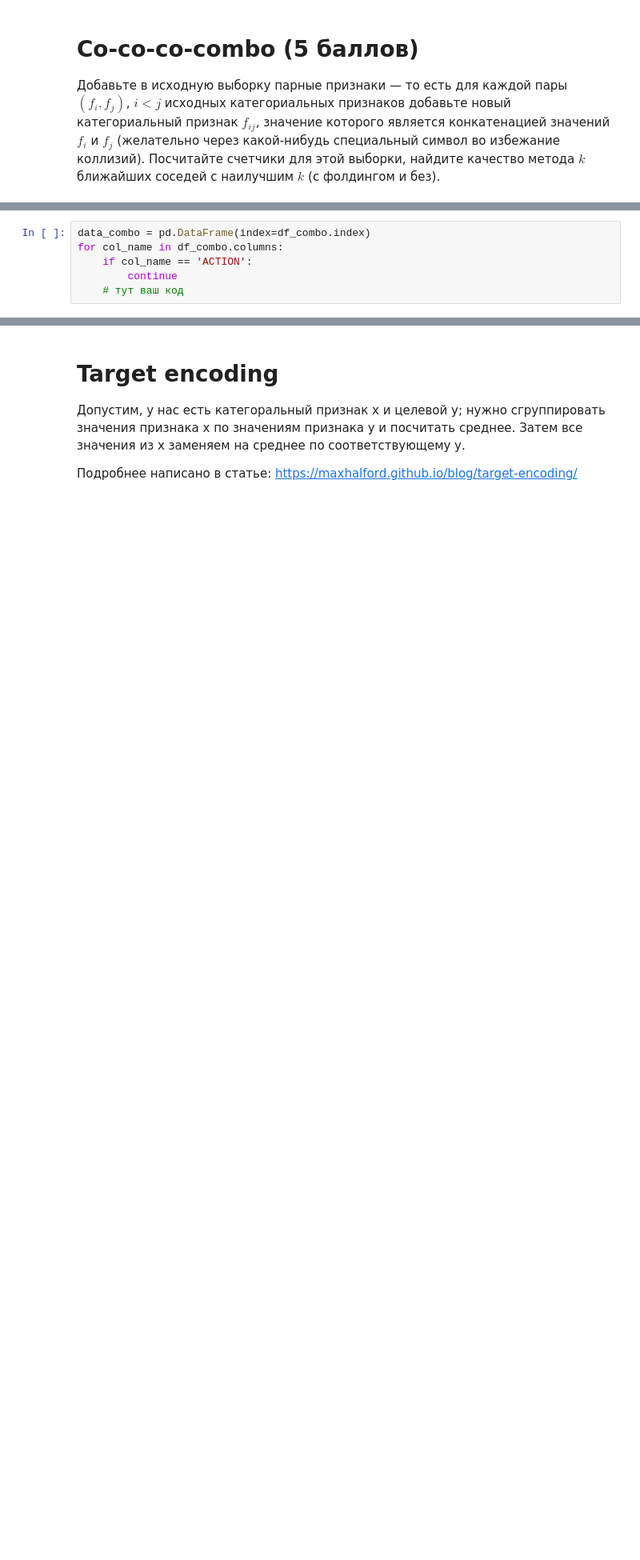
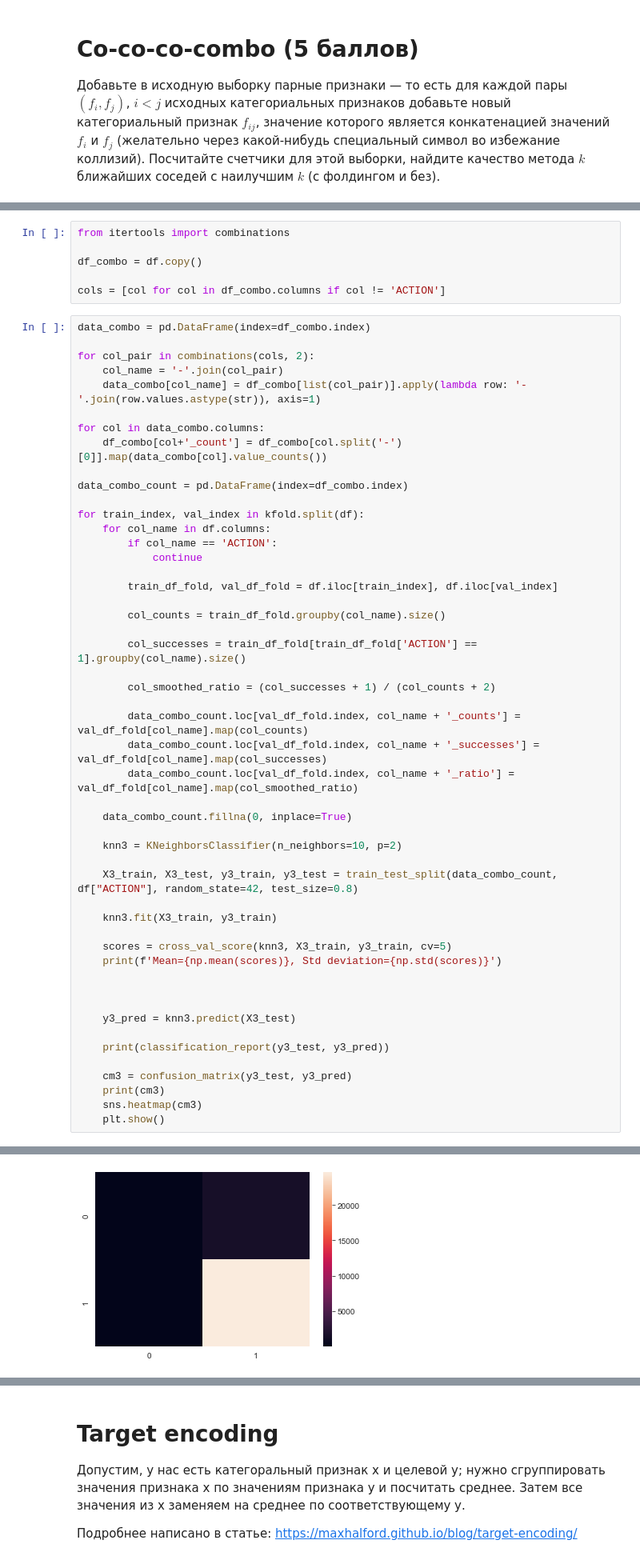
Before and after one commit to nikitavik/ml_adv_hw, a Jupyter notebook: 04_knn/03-hw-knn.ipynb, the cells around one changed output, grey strips where cells are left out. Shown at 80% size. Saved outputs shown, nothing was run; the diff lists cells and outputs as text; blank space fills up the shorter version.

```diff
--- a/04_knn/03-hw-knn.ipynb
+++ b/04_knn/03-hw-knn.ipynb
@@ -236,6 +246,57 @@ df_combo = df.copy()
-# %%
-data_combo = pd.DataFrame(index=df_combo.index)
-for col_name in df_combo.columns:
-    if col_name == 'ACTION':
-        continue
-    # тут ваш код
+# %%
+from itertools import combinations
+
+df_combo = df.copy()
+
+cols = [col for col in df_combo.columns if col != 'ACTION']
+# %%
+data_combo = pd.DataFrame(index=df_combo.index)
+
+for col_pair in combinations(cols, 2):
+    col_name = '-'.join(col_pair)
+    data_combo[col_name] = df_combo[list(col_pair)].apply(lambda row: '-'.join(row.values.astype(str)), axis=1)
+
+for col in data_combo.columns:
+    df_combo[col+'_count'] = df_combo[col.split('-')[0]].map(data_combo[col].value_counts())
+
+data_combo_count = pd.DataFrame(index=df_combo.index)
+
+for train_index, val_index in kfold.split(df):
+    for col_name in df.columns:
+        if col_name == 'ACTION':
+            continue
+
+        train_df_fold, val_df_fold = df.iloc[train_index], df.iloc[val_index]
+
+        col_counts = train_df_fold.groupby(col_name).size()
+
+        col_successes = train_df_fold[train_df_fold['ACTION'] == 1].groupby(col_name).size()
+
+        col_smoothed_ratio = (col_successes + 1) / (col_counts + 2)
+
+        data_combo_count.loc[val_df_fold.index, col_name + '_counts'] = val_df_fold[col_name].map(col_counts)
+        data_combo_count.loc[val_df_fold.index, col_name + '_successes'] = val_df_fold[col_name].map(col_successes)
+        data_combo_count.loc[val_df_fold.index, col_name + '_ratio'] = val_df_fold[col_name].map(col_smoothed_ratio)
+
+    data_combo_count.fillna(0, inplace=True)
+
+    knn3 = KNeighborsClassifier(n_neighbors=10, p=2)
+
+    X3_train, X3_test, y3_train, y3_test = train_test_split(data_combo_count, df["ACTION"], random_state=42, test_size=0.8)
+
+    knn3.fit(X3_train, y3_train)
+
+    scores = cross_val_score(knn3, X3_train, y3_train, cv=5)
+    print(f'Mean={np.mean(scores)}, Std deviation={np.std(scores)}')
+
+
+
+    y3_pred = knn3.predict(X3_test)
+
+    print(classification_report(y3_test, y3_pred))
+
+    cm3 = confusion_matrix(y3_test, y3_pred)
+    print(cm3)
+    sns.heatmap(cm3)
+    plt.show()
+# %% [output]
@@ -241,0 +315 @@ for col_name in df_combo.columns:
+[figure, added]
```
Also changed, not shown: parts of 11 cells of this notebook, 1 other file.
